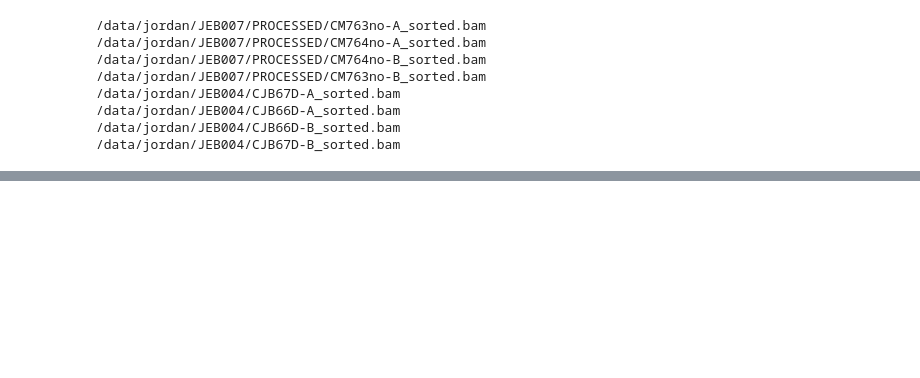
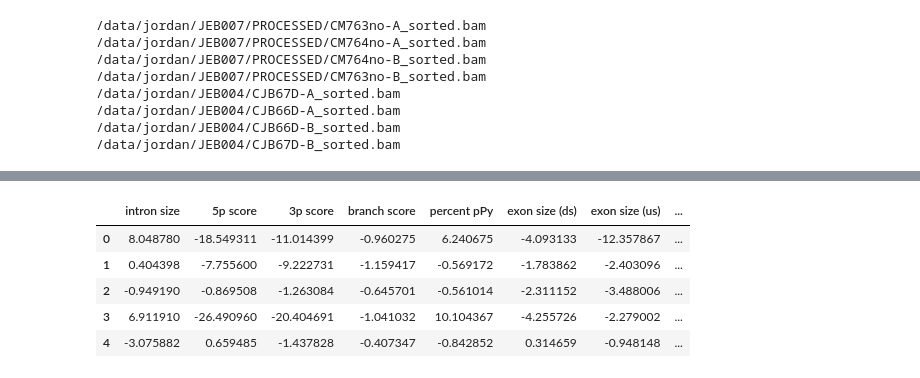
Before and after one commit to jeburke/SPTools, a Jupyter notebook: Example/Example_usage.ipynb, the cells around one changed output, grey strips where cells are left out. Cells and saved outputs as stored; diff of their text form; code cells hidden in the pictures; blank space fills up the shorter version.

```diff
--- a/Example/Example_usage.ipynb
+++ b/Example/Example_usage.ipynb
@@ -130,0 +189,9 @@ run ../SPCompare.py prp43DN_config.txt Cn_ex_quantitation.csv crypto
+# %%
+pvalues
+# %% [output]
+|  | intron size | 5p score | 3p score | branch score | percent pPy | exon size (ds) | exon size (us) | ... |
+| 0 | 8.048780 | -18.549311 | -11.014399 | -0.960275 | 6.240675 | -4.093133 | -12.357867 | ... |
+| 1 | 0.404398 | -7.755600 | -9.222731 | -1.159417 | -0.569172 | -1.783862 | -2.403096 | ... |
+| 2 | -0.949190 | -0.869508 | -1.263084 | -0.645701 | -0.561014 | -2.311152 | -3.488006 | ... |
+| 3 | 6.911910 | -26.490960 | -20.404691 | -1.041032 | 10.104367 | -4.255726 | -2.279002 | ... |
+| 4 | -3.075882 | 0.659485 | -1.437828 | -0.407347 | -0.842852 | 0.314659 | -0.948148 | ... |
```
Also changed, not shown: parts of 7 cells of this notebook, 1 other file.
